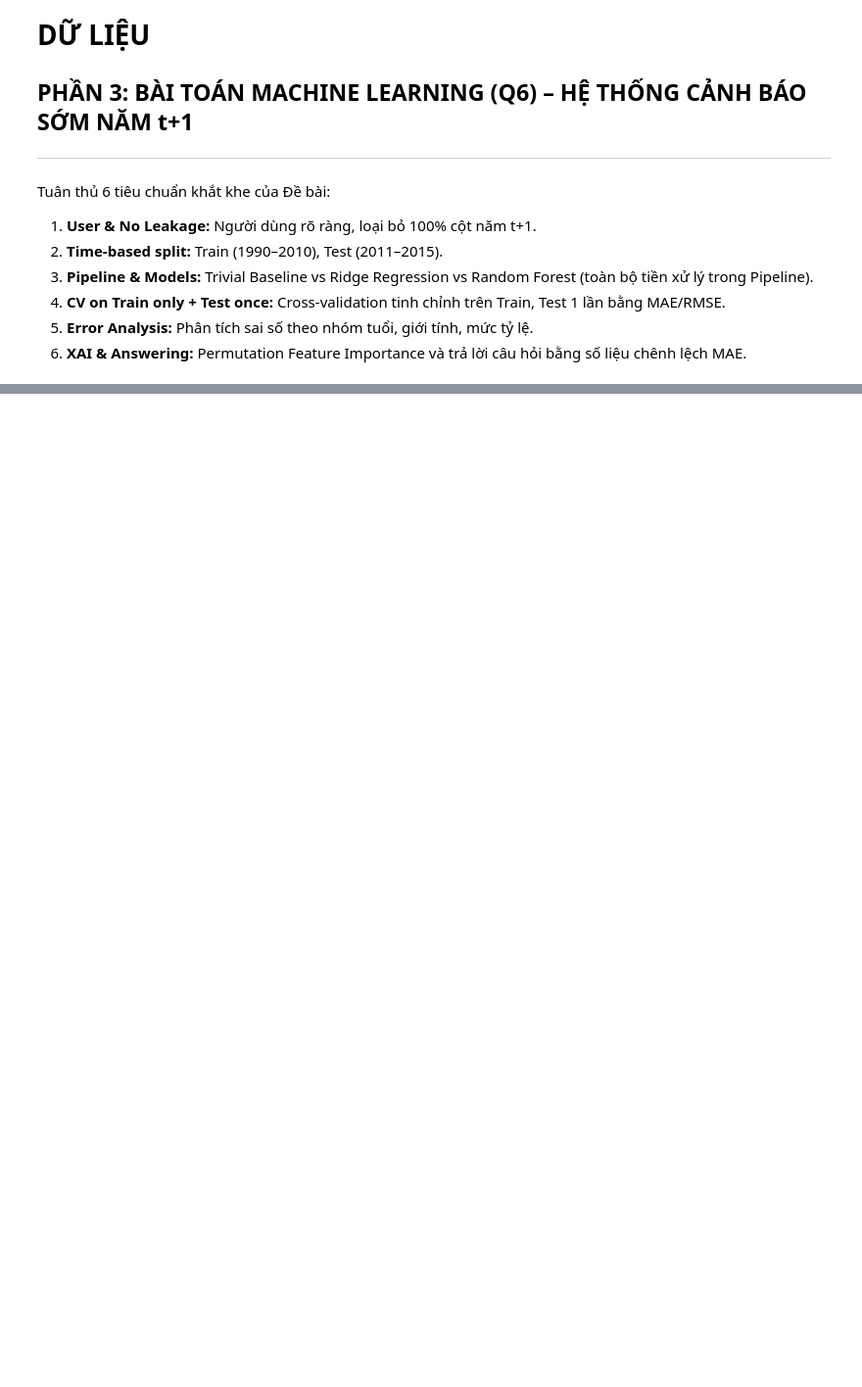
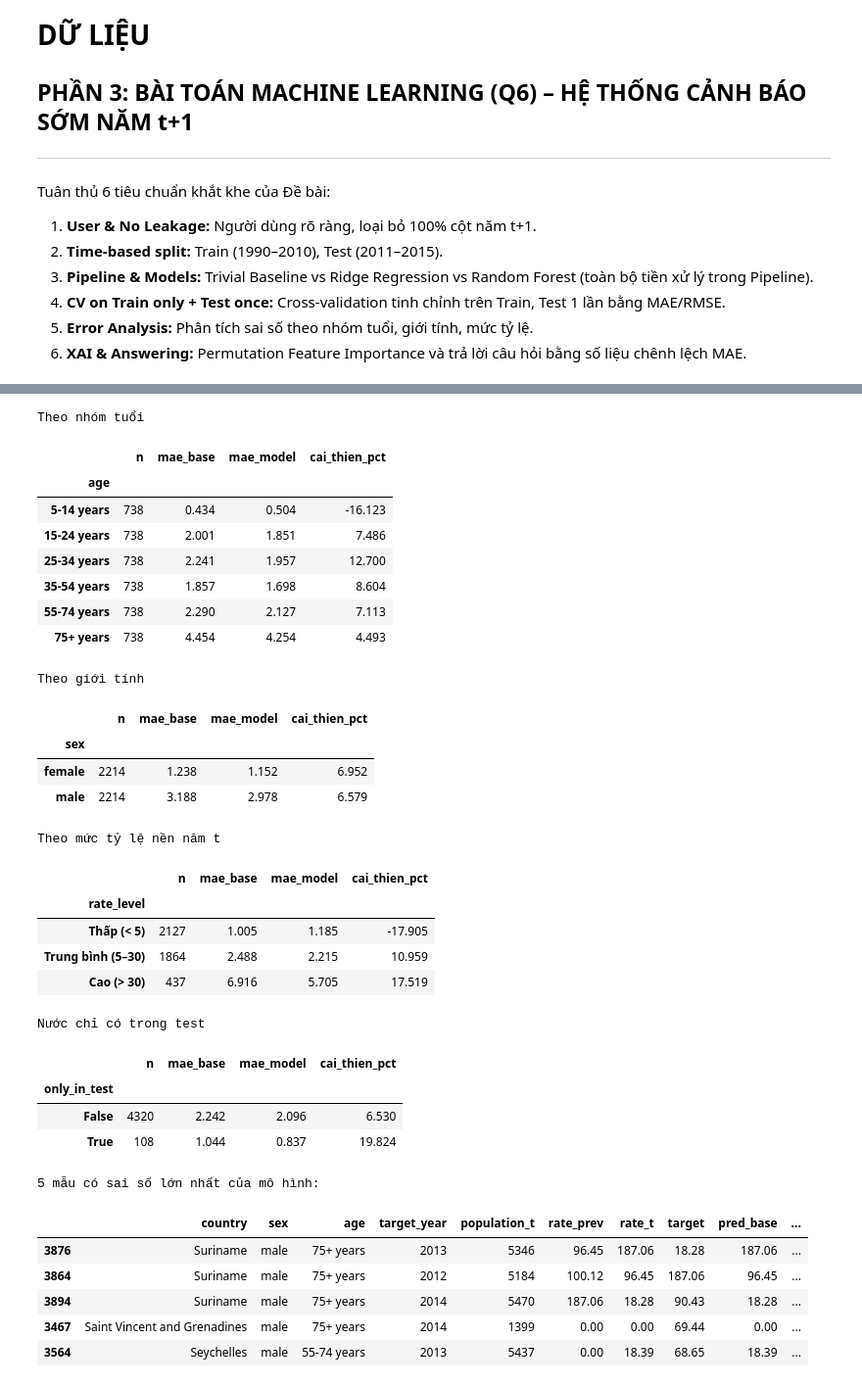
Before and after one commit to 24122039Kien/HCMUS_HKD_program_for_data_scientists, a Jupyter notebook: notebooks/03_ml_question.ipynb, the cells around one changed output, grey strips where cells are left out. Shown at 98% size. Drawn from its saved outputs; the diff is of its cells as text; code cells hidden in the pictures; blank space fills up the shorter version.

```diff
--- a/notebooks/03_ml_question.ipynb
+++ b/notebooks/03_ml_question.ipynb
@@ -34,0 +346,70 @@ print("Scikit-learn và các công cụ Machine Learning đã sẵn sàng!")
+# %%
+AGES = ['5-14 years', '15-24 years', '25-34 years', '35-54 years',
+        '55-74 years', '75+ years']
+err = test[KEYS + ['year_t', 'target_year', 'rate_prev', 'rate_t',
+                   'target', 'population_t']].copy()
+err['pred_base'] = pred_base
+err['pred_model'] = pred_model
+err['abs_err_base'] = (err['target'] - err['pred_base']).abs()
+err['abs_err_model'] = (err['target'] - err['pred_model']).abs()
+err['rate_level'] = pd.cut(err['rate_t'], bins=[-np.inf, 5, 30, np.inf],
+                           labels=['Thấp (< 5)', 'Trung bình (5–30)',
+                                   'Cao (> 30)'], right=False)
+err['only_in_test'] = err['country'].isin(only_test)
+
+
+def mae_by(col, order=None):
+    t = err.groupby(col, observed=True).agg(
+        n=('target', 'size'),
+        mae_base=('abs_err_base', 'mean'),
+        mae_model=('abs_err_model', 'mean'))
+    t['cai_thien_pct'] = 100 * (t['mae_base'] - t['mae_model']) / t['mae_base']
+    return t.loc[order] if order is not None else t
+
+
+err_age = mae_by('age', AGES)
+err_sex = mae_by('sex')
+err_level = mae_by('rate_level')
+for title, t in [('Theo nhóm tuổi', err_age), ('Theo giới tính', err_sex),
+                 ('Theo mức tỷ lệ nền năm t', err_level),
+                 ('Nước chỉ có trong test', mae_by('only_in_test'))]:
+    print(title)
+    display(t.round(3))
+
+print("5 mẫu có sai số lớn nhất của mô hình:")
+display(err.nlargest(5, 'abs_err_model')[
+    KEYS + ['target_year', 'population_t', 'rate_prev', 'rate_t', 'target',
+            'pred_base', 'pred_model', 'abs_err_model']].round(2))
+# %% [output]
+Theo nhóm tuổi
+|  | n | mae_base | mae_model | cai_thien_pct |
+| age |  |  |  |  |
+| 5-14 years | 738 | 0.434 | 0.504 | -16.123 |
+| 15-24 years | 738 | 2.001 | 1.851 | 7.486 |
+| 25-34 years | 738 | 2.241 | 1.957 | 12.700 |
+| 35-54 years | 738 | 1.857 | 1.698 | 8.604 |
+| 55-74 years | 738 | 2.290 | 2.127 | 7.113 |
+| 75+ years | 738 | 4.454 | 4.254 | 4.493 |
+Theo giới tính
+|  | n | mae_base | mae_model | cai_thien_pct |
+| sex |  |  |  |  |
+| female | 2214 | 1.238 | 1.152 | 6.952 |
+| male | 2214 | 3.188 | 2.978 | 6.579 |
+Theo mức tỷ lệ nền năm t
+|  | n | mae_base | mae_model | cai_thien_pct |
+| rate_level |  |  |  |  |
+| Thấp (< 5) | 2127 | 1.005 | 1.185 | -17.905 |
+| Trung bình (5–30) | 1864 | 2.488 | 2.215 | 10.959 |
+| Cao (> 30) | 437 | 6.916 | 5.705 | 17.519 |
+Nước chỉ có trong test
+|  | n | mae_base | mae_model | cai_thien_pct |
+| only_in_test |  |  |  |  |
+| False | 4320 | 2.242 | 2.096 | 6.530 |
+| True | 108 | 1.044 | 0.837 | 19.824 |
+5 mẫu có sai số lớn nhất của mô hình:
+|  | country | sex | age | target_year | population_t | rate_prev | rate_t | target | pred_base | ... |
+| 3876 | Suriname | male | 75+ years | 2013 | 5346 | 96.45 | 187.06 | 18.28 | 187.06 | ... |
+| 3864 | Suriname | male | 75+ years | 2012 | 5184 | 100.12 | 96.45 | 187.06 | 96.45 | ... |
+| 3894 | Suriname | male | 75+ years | 2014 | 5470 | 187.06 | 18.28 | 90.43 | 18.28 | ... |
+| 3467 | Saint Vincent and Grenadines | male | 75+ years | 2014 | 1399 | 0.00 | 0.00 | 69.44 | 0.00 | ... |
+| 3564 | Seychelles | male | 55-74 years | 2013 | 5437 | 0.00 | 18.39 | 68.65 | 18.39 | ... |
```
Also changed, not shown: parts of 20 cells of this notebook.
